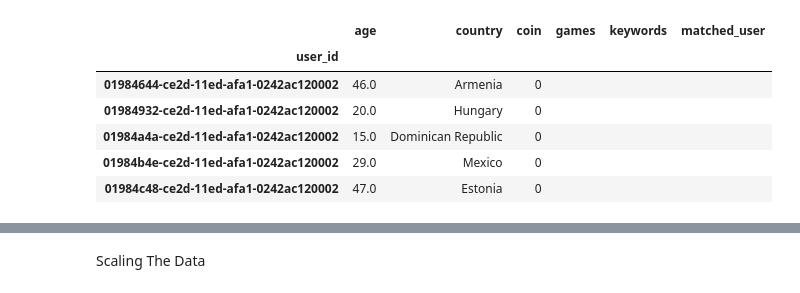
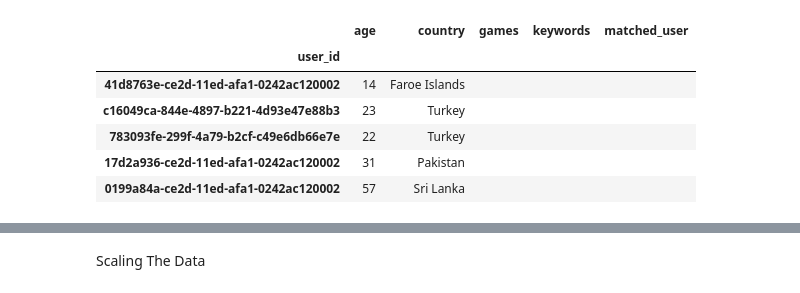
Before and after one commit to GameBuddyDevs/GameBuddy-Model, a Jupyter notebook: GameBuddy-Matching/models/test.ipynb, the cells around one changed output, grey strips where cells are left out. Saved outputs shown, nothing was run; the diff lists cells and outputs as text; code cells hidden in the pictures.

Commit message:
dublicate colums handled

```diff
--- a/GameBuddy-Matching/models/test.ipynb
+++ b/GameBuddy-Matching/models/test.ipynb
@@ -7,7 +7,7 @@ import random
 pwd = '3uT4}dpjK2PUk2#n'
 engine = create_engine(f"postgresql://gamebuddy:{pwd}@l2.eren.wtf:5432/gamebuddydb", poolclass=NullPool)
 # %%
-data = pd.read_sql_query(sql=sql_text('select * from schauth.gamer where username is not null and is_verified is true and is_blocked is false'), con=engine.connect())
+data = pd.read_sql_query(sql=sql_text('select * from schauth.gamer where username is not null and is_verified is true and is_blocked is false and is_registered is true'), con=engine.connect())
 data.head()
 # %% [output]
 |  | user_id | username | email | age | country | avatar | created_date | last_modified_date | pwd | ... |
@@ -19,18 +19,18 @@ data.head()
 # %%
 data.set_index('user_id', inplace=True)
-data.drop(columns=['username', 'email', 'avatar', 'created_date', 'last_modified_date', 'pwd', 'gender', 'is_blocked', 'is_registered', 'is_verified', 'role', 'fcm_token', 'last_online_date'], inplace=True)
+data.drop(columns=['username', 'email', 'avatar', 'created_date', 'last_modified_date', 'pwd', 'gender', 'is_blocked', 'is_registered', 'is_verified', 'role', 'fcm_token', 'coin'], inplace=True)
 data['games'] = ''
 data['keywords'] = ''
 data['matched_user'] = ''
 data.head()
 # %% [output]
-|  | age | country | coin | games | keywords | matched_user |
-| user_id |  |  |  |  |  |  |
-| 01984644-ce2d-11ed-afa1-0242ac120002 | 46.0 | Armenia | 0 |  |  |  |
-| 01984932-ce2d-11ed-afa1-0242ac120002 | 20.0 | Hungary | 0 |  |  |  |
-| 01984a4a-ce2d-11ed-afa1-0242ac120002 | 15.0 | Dominican Republic | 0 |  |  |  |
-| 01984b4e-ce2d-11ed-afa1-0242ac120002 | 29.0 | Mexico | 0 |  |  |  |
-| 01984c48-ce2d-11ed-afa1-0242ac120002 | 47.0 | Estonia | 0 |  |  |  |
+|  | age | country | games | keywords | matched_user |
+| user_id |  |  |  |  |  |
+| 41d8763e-ce2d-11ed-afa1-0242ac120002 | 14 | Faroe Islands |  |  |  |
+| c16049ca-844e-4897-b221-4d93e47e88b3 | 23 | Turkey |  |  |  |
+| 783093fe-299f-4a79-b2cf-c49e6db66e7e | 22 | Turkey |  |  |  |
+| 17d2a936-ce2d-11ed-afa1-0242ac120002 | 31 | Pakistan |  |  |  |
+| 0199a84a-ce2d-11ed-afa1-0242ac120002 | 57 | Sri Lanka |  |  |  |
 # %%
 users_games_id = pd.read_sql_query(sql=sql_text('select * from schauth.gamer_games_join'), con=engine.connect())
 users_keywords_id = pd.read_sql_query(sql=sql_text('select * from schauth.gamer_keywords_join'), con=engine.connect())
```
Also changed, not shown: parts of 26 cells of this notebook, 3 other files.
